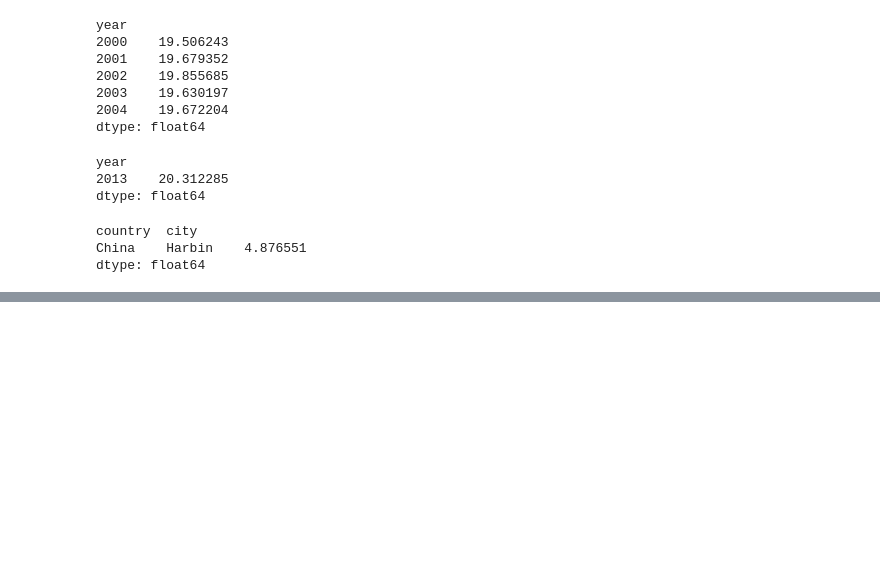
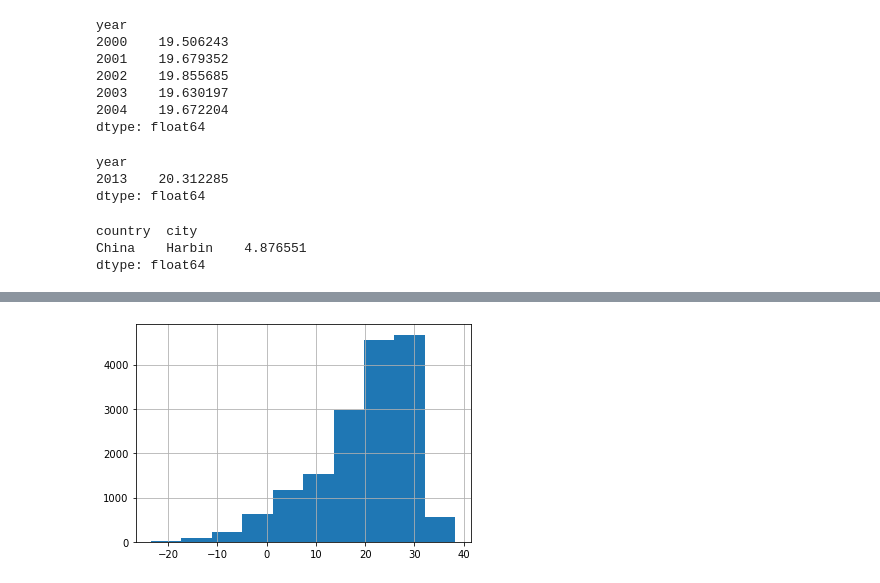
Before and after one commit to flyin01/dc, a Jupyter notebook: data_manipulation_w_pandas.ipynb, the cells around one changed output, grey strips where cells are left out. Cells and saved outputs as stored; diff of their text form; code cells hidden in the pictures; blank space fills up the shorter version.

Commit message:
ch 4 visualizations started

```diff
--- a/data_manipulation_w_pandas.ipynb
+++ b/data_manipulation_w_pandas.ipynb
@@ -1996,0 +2010,6 @@ TBD
+# %%
+import matplotlib.pyplot as plt
+temperatures["avg_temp_c"].hist()
+plt.show()
+# %% [output]
+[figure, added]
```
Also changed, not shown: parts of 28 cells of this notebook.
